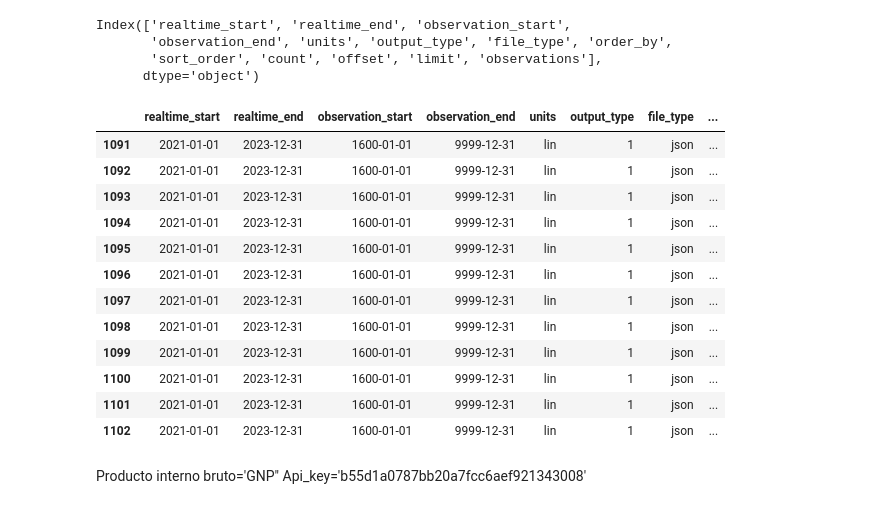
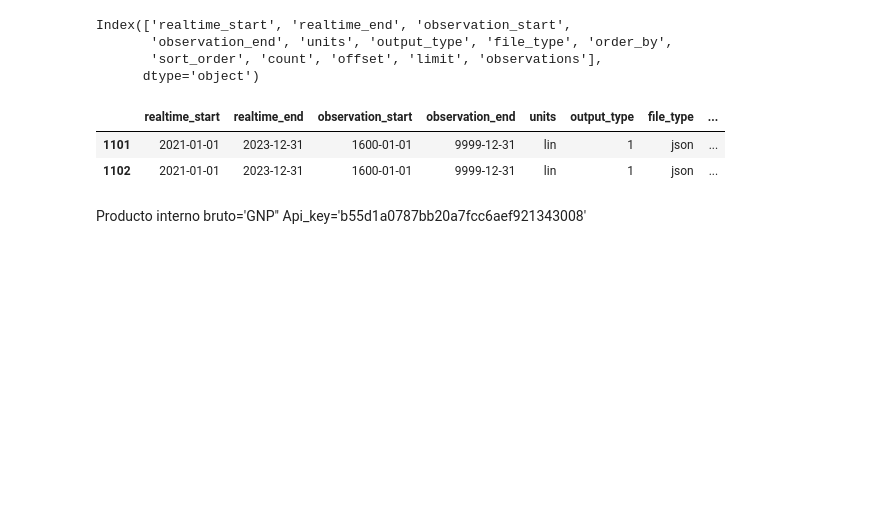
Before and after one commit to diegomacaya/proyecto_DataScience_DMS, a Jupyter notebook: src/explore copy.ipynb, the cells around one changed output. Drawn from its saved outputs; the diff is of its cells as text; code cells hidden in the pictures; blank space fills up the shorter version.

```diff
--- a/src/explore copy.ipynb
+++ b/src/explore copy.ipynb
@@ -71,19 +71,9 @@ def guardar_csv(data , url_archivo):
     data.to_csv(url_archivo, index= True)
 # %%
 #data_fed_cpi.head(10)
-data_CPIAUCSL.tail(12)
+data_CPIAUCSL.tail(2)
 # %% [output]
 |  | realtime_start | realtime_end | observation_start | observation_end | units | output_type | file_type | ... |
-| 1091 | 2021-01-01 | 2023-12-31 | 1600-01-01 | 9999-12-31 | lin | 1 | json | ... |
-| 1092 | 2021-01-01 | 2023-12-31 | 1600-01-01 | 9999-12-31 | lin | 1 | json | ... |
-| 1093 | 2021-01-01 | 2023-12-31 | 1600-01-01 | 9999-12-31 | lin | 1 | json | ... |
-| 1094 | 2021-01-01 | 2023-12-31 | 1600-01-01 | 9999-12-31 | lin | 1 | json | ... |
-| 1095 | 2021-01-01 | 2023-12-31 | 1600-01-01 | 9999-12-31 | lin | 1 | json | ... |
-| 1096 | 2021-01-01 | 2023-12-31 | 1600-01-01 | 9999-12-31 | lin | 1 | json | ... |
-| 1097 | 2021-01-01 | 2023-12-31 | 1600-01-01 | 9999-12-31 | lin | 1 | json | ... |
-| 1098 | 2021-01-01 | 2023-12-31 | 1600-01-01 | 9999-12-31 | lin | 1 | json | ... |
-| 1099 | 2021-01-01 | 2023-12-31 | 1600-01-01 | 9999-12-31 | lin | 1 | json | ... |
-| 1100 | 2021-01-01 | 2023-12-31 | 1600-01-01 | 9999-12-31 | lin | 1 | json | ... |
 | 1101 | 2021-01-01 | 2023-12-31 | 1600-01-01 | 9999-12-31 | lin | 1 | json | ... |
 | 1102 | 2021-01-01 | 2023-12-31 | 1600-01-01 | 9999-12-31 | lin | 1 | json | ... |
 # %%
```
Also changed, not shown: parts of 19 cells of this notebook, 10 other files.
